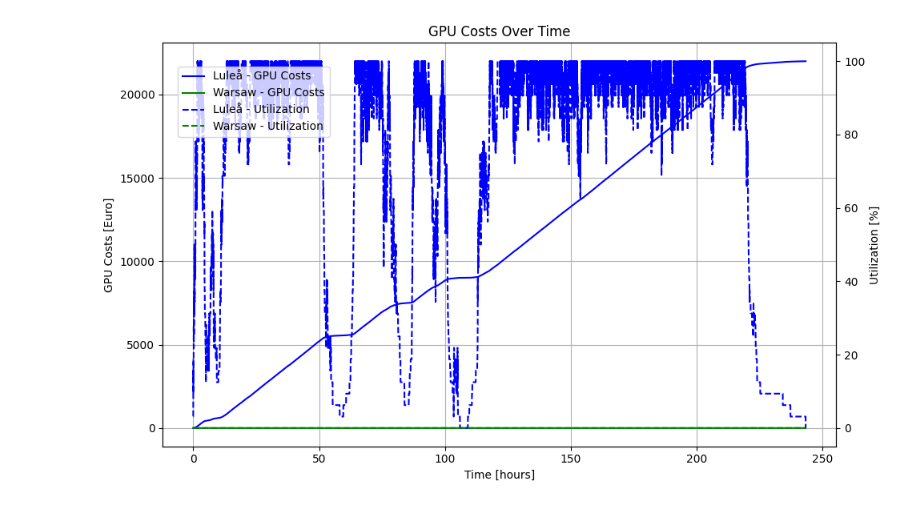
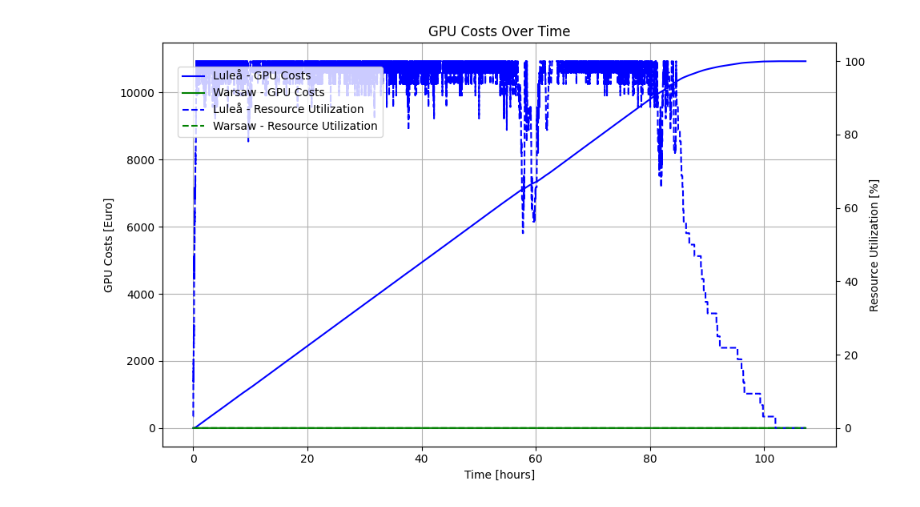
Before and after one commit to johankristianss/carbonsim, a Jupyter notebook: notebooks/EdgeClusterStatsLookahead.ipynb, the cells around one changed output. Saved outputs shown, nothing was run; the diff lists cells and outputs as text; code cells hidden in the pictures.

```diff
--- a/notebooks/EdgeClusterStatsLookahead.ipynb
+++ b/notebooks/EdgeClusterStatsLookahead.ipynb
@@ -153,48 +153,48 @@ import pandas as pd
 import matplotlib.pyplot as plt
 
 # Load the data
-df1 = pd.read_csv('../results/lookahead2/Lulea.csv')
+df1 = pd.read_csv('../results/lookahead/Lulea.csv')
 df1['hours'] = df1['tick'] / 3600
-df1['total_gpu_cost'] = df1['totoal_gpu_cost']
+df1['cluster_total_gpu_cost'] = df1['cluster_total_gpu_cost']
 
-df2 = pd.read_csv('../results/lookahead2/Lulea.csv')
+df2 = pd.read_csv('../results/lookahead/Lulea.csv')
 df2['hours'] = df2['tick'] / 3600
-df2['utilization'] = df2['utilization'] * 100
+df2['cluster_resource_utilization'] = df2['cluster_resource_utilization'] * 100
 
-df3 = pd.read_csv('../results/lookahead2/Warsaw.csv')
+df3 = pd.read_csv('../results/lookahead/Warsaw.csv')
 df3['hours'] = df3['tick'] / 3600
-df3['total_gpu_cost'] = df3['totoal_gpu_cost']
+df3['cluster_total_gpu_cost'] = df3['cluster_total_gpu_cost']
 
-df4 = pd.read_csv('../results/lookahead2/Warsaw.csv')
+df4 = pd.read_csv('../results/lookahead/Warsaw.csv')
 df4['hours'] = df4['tick'] / 3600
-df4['utilization'] = df4['utilization'] * 100
+df4['cluster_resource_utilization'] = df4['cluster_resource_utilization'] * 100
 
 # Create the plot
 fig, ax1 = plt.subplots(figsize=(10, 6))
 
 # Plot cumulative emissions on the primary y-axis
-ax1.plot(df1['hours'], df1['total_gpu_cost'], label='Luleå - GPU Costs', color='blue')
-ax1.plot(df3['hours'], df3['total_gpu_cost'], label='Warsaw - GPU Costs', color='green')
+ax1.plot(df1['hours'], df1['cluster_total_gpu_cost'], label='Luleå - GPU Costs', color='blue')
+ax1.plot(df3['hours'], df3['cluster_total_gpu_cost'], label='Warsaw - GPU Costs', color='green')
 ax1.set_xlabel('Time [hours]')
 ax1.set_ylabel('GPU Costs [Euro]', color='black')
 ax1.tick_params(axis='y', labelcolor='black')
 
 # Add the secondary y-axis for utilization
 ax2 = ax1.twinx()
-ax2.plot(df2['hours'], df2['utilization'], label='Luleå - Utilization', color='blue', linestyle='dashed')
-ax2.plot(df4['hours'], df4['utilization'], label='Warsaw - Utilization', color='green', linestyle='dashed')
-ax2.set_ylabel('Utilization [%]', color='black')
+ax2.plot(df2['hours'], df2['cluster_resource_utilization'], label='Luleå - Resource Utilization', color='blue', linestyle='dashed')
+ax2.plot(df4['hours'], df4['cluster_resource_utilization'], label='Warsaw - Resource Utilization', color='green', linestyle='dashed')
+ax2.set_ylabel('Resource Utilization [%]', color='black')
 ax2.tick_params(axis='y', labelcolor='black')
 
 # Add legends for both axes
 fig.legend(loc='upper left', bbox_to_anchor=(0.1, 0.9))
 ax1.grid(True)
 
 # Add a title
 plt.title('GPU Costs Over Time')
 
 # Show the plot
 plt.tight_layout()
 plt.show()
 # %% [output]
-[figure, old version]
+[figure, new version]
```
Also changed, not shown: parts of 3 cells of this notebook, 36 other files.
